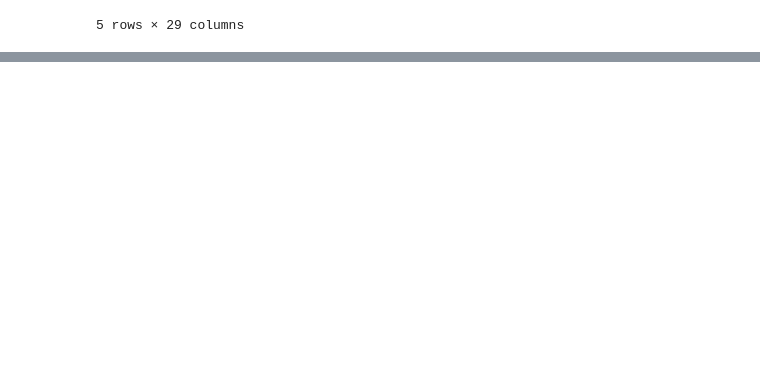
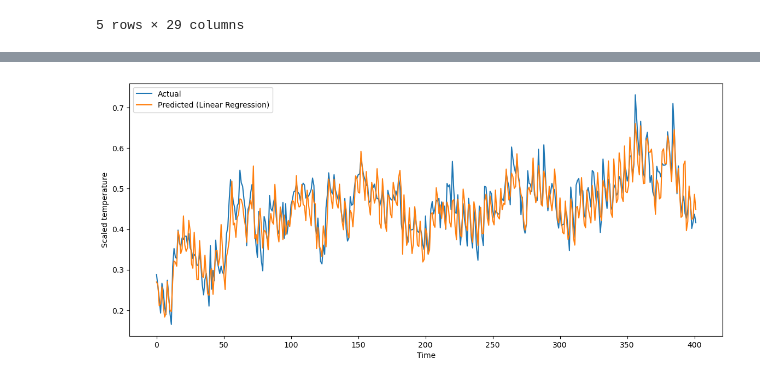
Before and after one commit to AlexaVT03/Project2-2, a Jupyter notebook: Project_2-2/Python/Linear Regression/Linear_Regression.ipynb, the cells around one changed output, grey strips where cells are left out. Drawn from its saved outputs; the diff is of its cells as text; code cells hidden in the pictures; blank space fills up the shorter version.

```diff
--- a/Project_2-2/Python/Linear Regression/Linear_Regression.ipynb
+++ b/Project_2-2/Python/Linear Regression/Linear_Regression.ipynb
@@ -122,0 +167,16 @@ plt.show()
+# %%
+
+# Scale data
+ams_df_test_scaled = scaler.transform(ams_test_df)
+# %%
+# Create X, y pairs for test set
+n_past = 30
+X_test, Y_test = createXY(ams_df_test_scaled, n_past)
+
+print(X_test.shape)
+print(Y_test.shape)
+
+# Reshape the data for linear regression
+X_test_linear = X_test.reshape(X_test.shape[0], -1)
+
+print(X_test_linear.shape)
@@ -122,0 +187,3 @@ plt.show()
+# %%
+# Make predictions
+predictions_linear_test = linear_model.predict(X_test_linear)
@@ -122,0 +221,12 @@ plt.show()
+# %%
+# Plotting the results
+plt.figure(figsize=(14, 6))
+plt.plot(Y_test, label='Actual')
+plt.plot(predictions_linear_test, label='Predicted (Linear Regression)')
+plt.xlabel('Time')
+plt.ylabel('Scaled temperature') #in this case
+
+plt.legend()
+plt.show()
+# %% [output]
+[figure, added]
```
Also changed, not shown: parts of 10 cells of this notebook, 1 other file.
